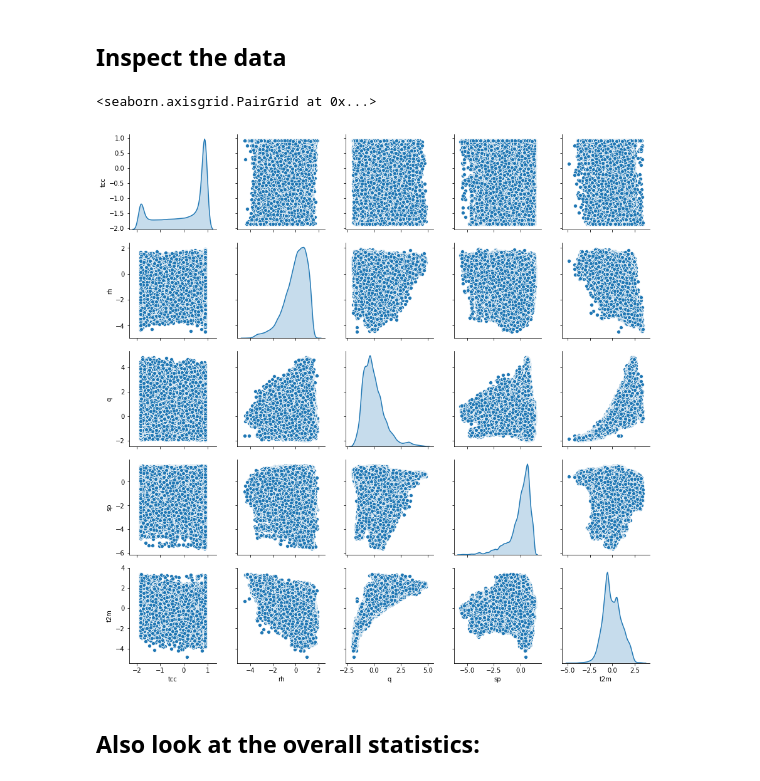
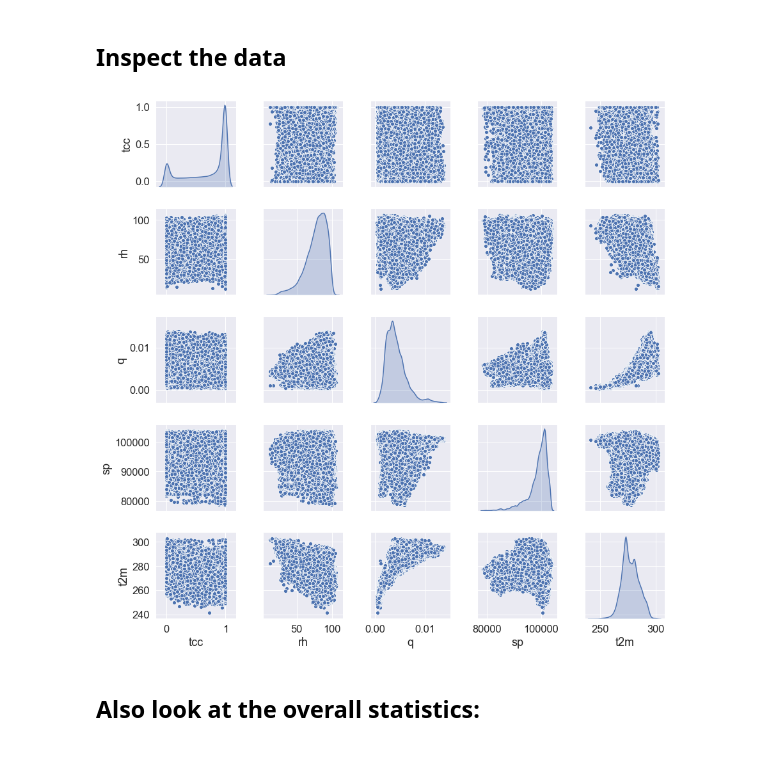
Before and after one commit to hannasv/Project3, a Jupyter notebook: keras_nn.ipynb, the cells around one changed output. Cells and saved outputs as stored; diff of their text form; code cells hidden in the pictures.

```diff
--- a/keras_nn.ipynb
+++ b/keras_nn.ipynb
@@ -168,11 +181,12 @@ dtype: int64
 df_test = df_test.dropna()
 # %% [markdown]
 ## Inspect the data
-# %%
-sns.pairplot(df_train, diag_kind="kde")
-# %% [output]
-<seaborn.axisgrid.PairGrid at 0x...>
-[figure, removed]
+# %%
+sns.set(font_scale=1.5)
+sns.pairplot(df_t, diag_kind="kde")
+#plt.savefig('results/inspection.png')
+# %% [output]
+[figure, added]
 # %% [markdown]
 ## Also look at the overall statistics:
 # %%
```
Also changed, not shown: parts of 12 cells of this notebook.
